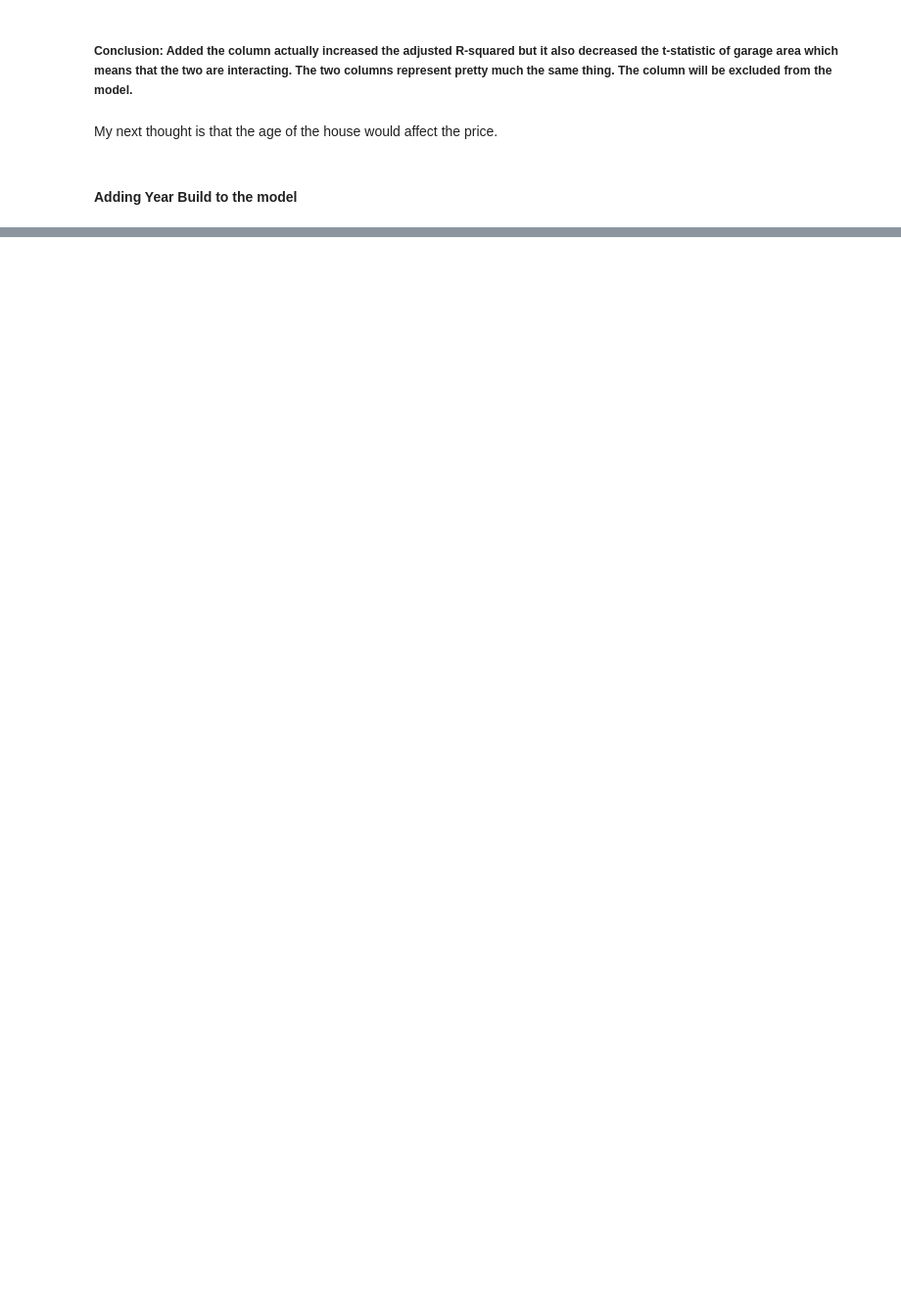
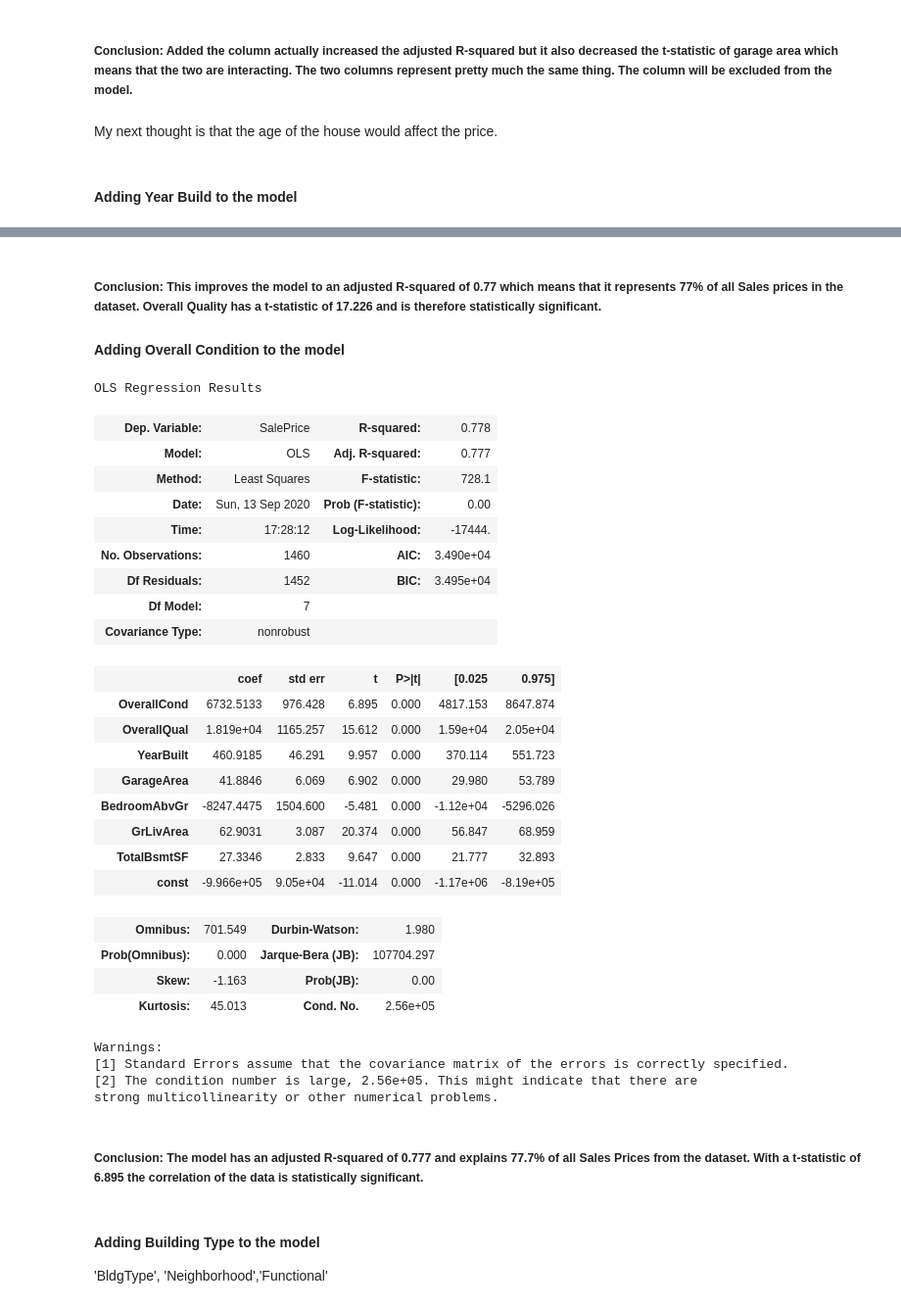
Before and after one commit to Ulli-Aech/Project04_Statistical_Analysis, a Jupyter notebook: Notebooks/statistical_analysis.ipynb, the cells around one changed output, grey strips where cells are left out. Shown: that part at 98% size. Cells and saved outputs as stored; diff of their text form; code cells hidden in the pictures; blank space fills up the shorter version.

```diff
--- a/Notebooks/statistical_analysis.ipynb
+++ b/Notebooks/statistical_analysis.ipynb
@@ -539,0 +709,43 @@ sns.boxplot ( x = train['YrSold'], y = train['SalePrice'])
+# %% [markdown]
+##### Conclusion: This improves the model to an adjusted R-squared of 0.77 which means that it represents 77% of all Sales prices in the dataset. Overall Quality has a t-statistic of 17.226 and is therefore statistically significant.
+
+#### Adding Overall Condition to the model
+# %%
+model = sm.OLS(train['SalePrice'], train[['OverallCond', 'OverallQual', 'YearBuilt', 'GarageArea',
+                                          'BedroomAbvGr','GrLivArea', 'TotalBsmtSF', 'const' ]])
+result = model.fit()
+result.summary()
+# %% [output]
+OLS Regression Results
+| Dep. Variable: | SalePrice | R-squared: | 0.778 |
+| Model: | OLS | Adj. R-squared: | 0.777 |
+| Method: | Least Squares | F-statistic: | 728.1 |
+| Date: | Sun, 13 Sep 2020 | Prob (F-statistic): | 0.00 |
+| Time: | 17:28:12 | Log-Likelihood: | -17444. |
+| No. Observations: | 1460 | AIC: | 3.490e+04 |
+| Df Residuals: | 1452 | BIC: | 3.495e+04 |
+| Df Model: | 7 |  |  |
+| Covariance Type: | nonrobust |  |  |
+|  | coef | std err | t | P>|t| | [0.025 | 0.975] |
+| OverallCond | 6732.5133 | 976.428 | 6.895 | 0.000 | 4817.153 | 8647.874 |
+| OverallQual | 1.819e+04 | 1165.257 | 15.612 | 0.000 | 1.59e+04 | 2.05e+04 |
+| YearBuilt | 460.9185 | 46.291 | 9.957 | 0.000 | 370.114 | 551.723 |
+| GarageArea | 41.8846 | 6.069 | 6.902 | 0.000 | 29.980 | 53.789 |
+| BedroomAbvGr | -8247.4475 | 1504.600 | -5.481 | 0.000 | -1.12e+04 | -5296.026 |
+| GrLivArea | 62.9031 | 3.087 | 20.374 | 0.000 | 56.847 | 68.959 |
+| TotalBsmtSF | 27.3346 | 2.833 | 9.647 | 0.000 | 21.777 | 32.893 |
+| const | -9.966e+05 | 9.05e+04 | -11.014 | 0.000 | -1.17e+06 | -8.19e+05 |
+| Omnibus: | 701.549 | Durbin-Watson: | 1.980 |
+| Prob(Omnibus): | 0.000 | Jarque-Bera (JB): | 107704.297 |
+| Skew: | -1.163 | Prob(JB): | 0.00 |
+| Kurtosis: | 45.013 | Cond. No. | 2.56e+05 |
+Warnings:
+[1] Standard Errors assume that the covariance matrix of the errors is correctly specified.
+[2] The condition number is large, 2.56e+05. This might indicate that there are
+strong multicollinearity or other numerical problems.
+# %% [markdown]
+##### Conclusion: The model has an adjusted R-squared of 0.777 and explains 77.7% of all Sales Prices from the dataset. With a t-statistic of 6.895 the correlation of the data is statistically significant.
+# %% [markdown]
+#### Adding Building Type to the model
+
+'BldgType', 'Neighborhood','Functional'
```
Also changed, not shown: parts of 38 cells of this notebook.
